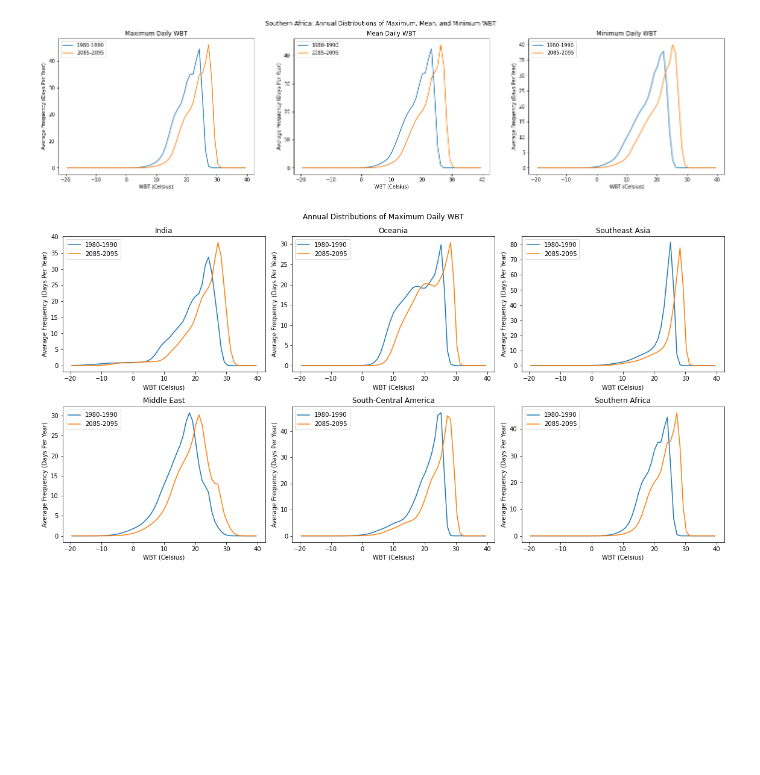
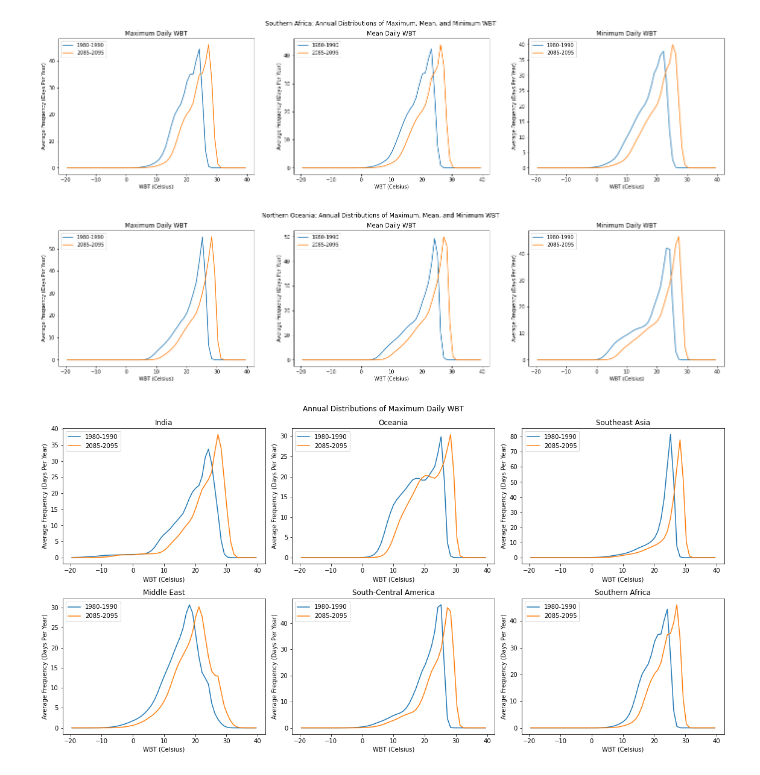
Before and after one commit to KYan19/pei, a Jupyter notebook: notebooks/4.2_WBTPlots.ipynb, the cells around one changed output. Saved outputs shown, nothing was run; the diff lists cells and outputs as text; code cells hidden in the pictures; blank space fills up the shorter version.

```diff
--- a/notebooks/4.2_WBTPlots.ipynb
+++ b/notebooks/4.2_WBTPlots.ipynb
@@ -184,6 +188,10 @@ hist3('South-Central America')
 hist3('Southern Africa')
 # %% [output]
 [figure]
+# %%
+hist3('Northern Oceania')
+# %% [output]
+[figure, added]
 # %%
 regions = ['India','Oceania','Southeast Asia','Middle East','South-Central America','Southern Africa']
 
```
Also changed, not shown: parts of 10 cells of this notebook, 3 other files.
